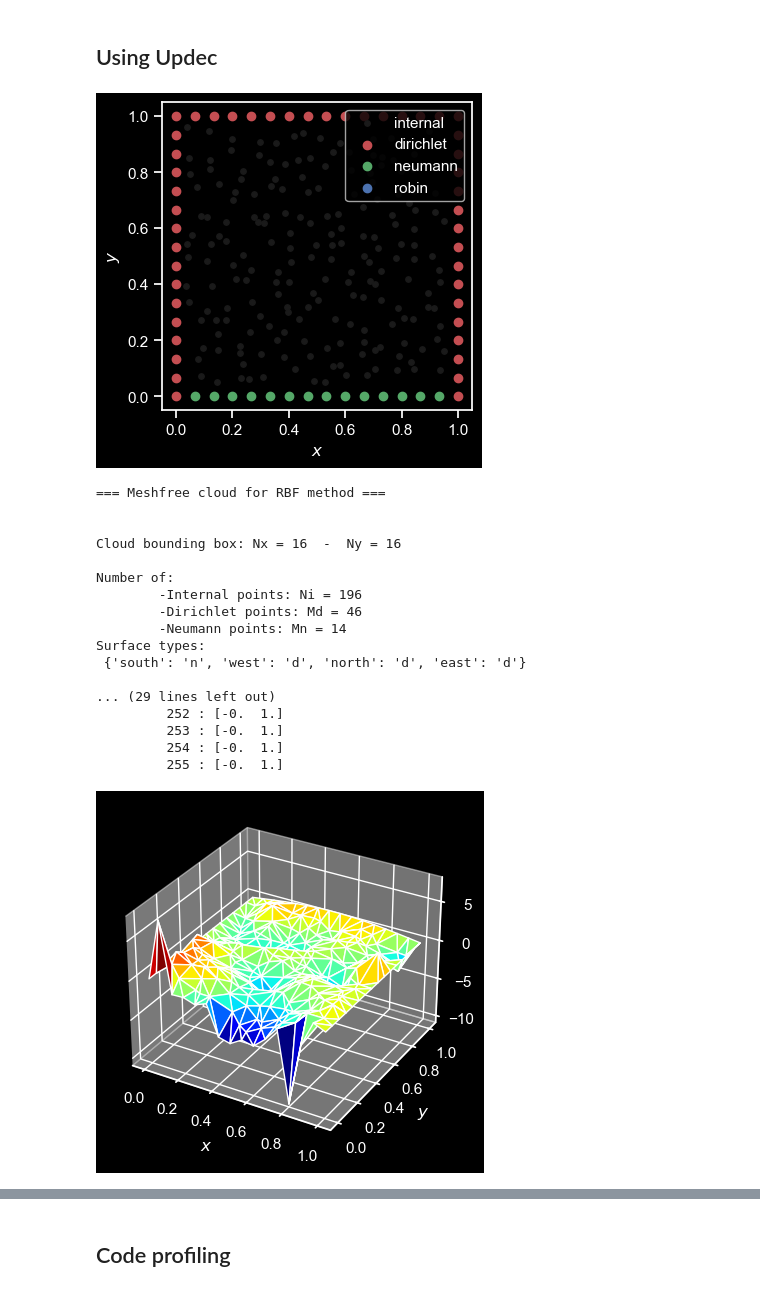
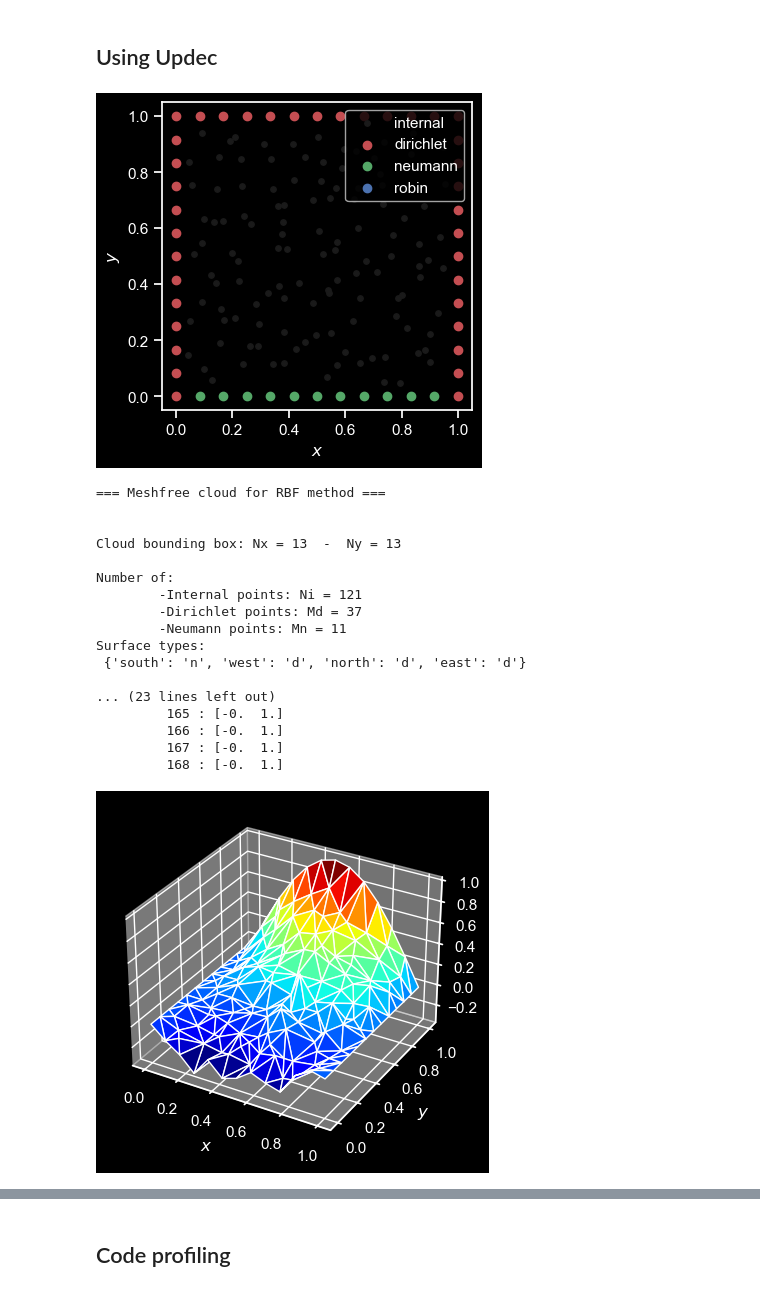
Before and after one commit to ddrous/Updes, a Jupyter notebook: examples/01_laplace_with_rbf.ipynb, the cells around one changed output, grey strips where cells are left out. Cells and saved outputs as stored; diff of their text form; code cells hidden in the pictures.

```diff
--- a/examples/01_laplace_with_rbf.ipynb
+++ b/examples/01_laplace_with_rbf.ipynb
@@ -28,16 +28,17 @@ key = jax.random.PRNGKey(42)
 # %%
 RBF = polyharmonic      ## Can define which rbf to use
 MAX_DEGREE = 3
 
 facet_types={"south":"n", "west":"d", "north":"d", "east":"d"}
-cloud = SquareCloud(Nx=16, Ny=16, facet_types=facet_types, noise_key=key, support_size=16*6-1)
+size = 13
+cloud = SquareCloud(Nx=size, Ny=size, facet_types=facet_types, noise_key=key, support_size=size*size-1)
 
 # facet_types = {"Dirichlet":"d"}
 # cloud = GmshCloud("./meshes/disk.msh", facet_types, support_size=20)
 
 cloud.visualize_cloud(figsize=(4,4), cmap=cmr.amber);
 # %% [output]
-[figure, old version]
+[figure, new version]
 # %%
 print("\n=== Meshfree cloud for RBF method ===\n")
 print()
@@ -63,20 +64,20 @@ print_line_by_line(cloud.outward_normals)
 === Meshfree cloud for RBF method ===
 
 
-Cloud bounding box: Nx = 16  -  Ny = 16
+Cloud bounding box: Nx = 13  -  Ny = 13
 
 Number of:
-        -Internal points: Ni = 196
-        -Dirichlet points: Md = 46
-        -Neumann points: Mn = 14
+        -Internal points: Ni = 121
+        -Dirichlet points: Md = 37
+        -Neumann points: Mn = 11
 Surface types:
  {'south': 'n', 'west': 'd', 'north': 'd', 'east': 'd'}
 
-... (29 lines left out)
-         252 : [-0.  1.]
-         253 : [-0.  1.]
-         254 : [-0.  1.]
-         255 : [-0.  1.]
+... (23 lines left out)
+         165 : [-0.  1.]
+         166 : [-0.  1.]
+         167 : [-0.  1.]
+         168 : [-0.  1.]
 # %%
 ## Operates on radial basis functions and polynomials at position x: don't forget the None. It is important!
 # @jax.jit
@@ -105,7 +106,7 @@ solution_field = pde_solver(my_diff_operator, my_rhs_operator, cloud, boundary_c
 cloud.visualize_field(solution_field, cmap="jet", projection="3d", ax=None, figsize=(10,10));
 # cloud.visualize_field(solution_field, cmap="viridis", projection="2d", ax=None, figsize=(6,5));
 # %% [output]
-[figure, old version]
+[figure, new version]
 # %%
 ## Exact solution
 coords = cloud.sort_nodes_jnp()
```
Also changed, not shown: parts of 2 cells of this notebook.
